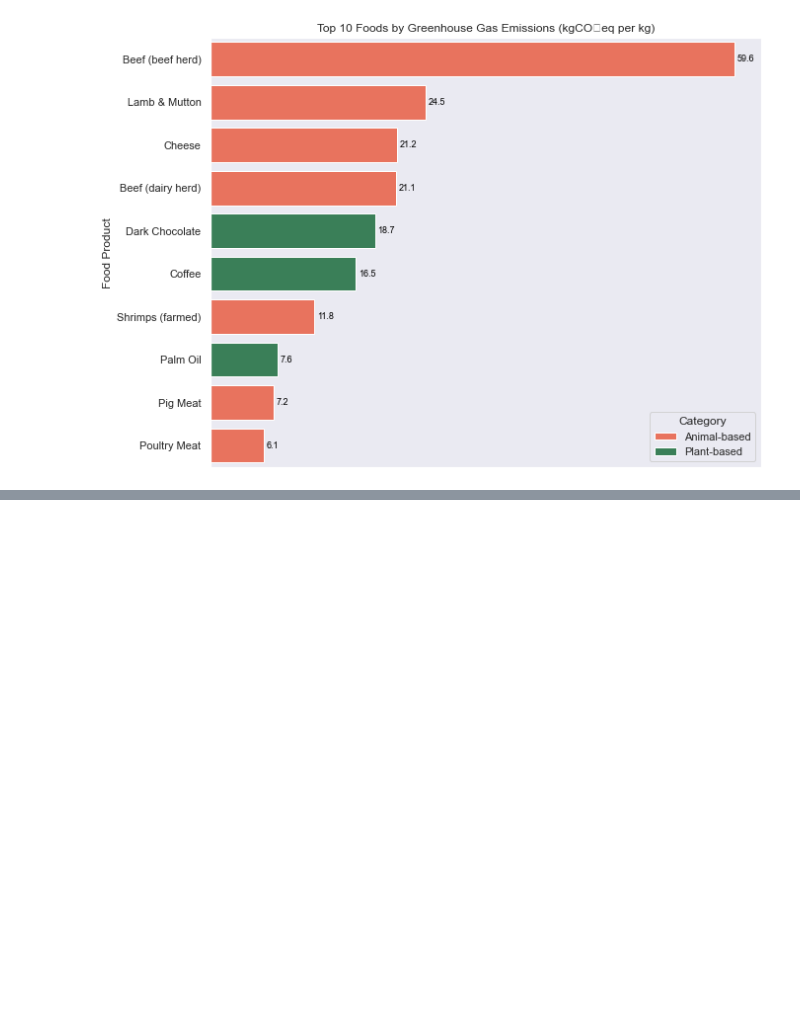
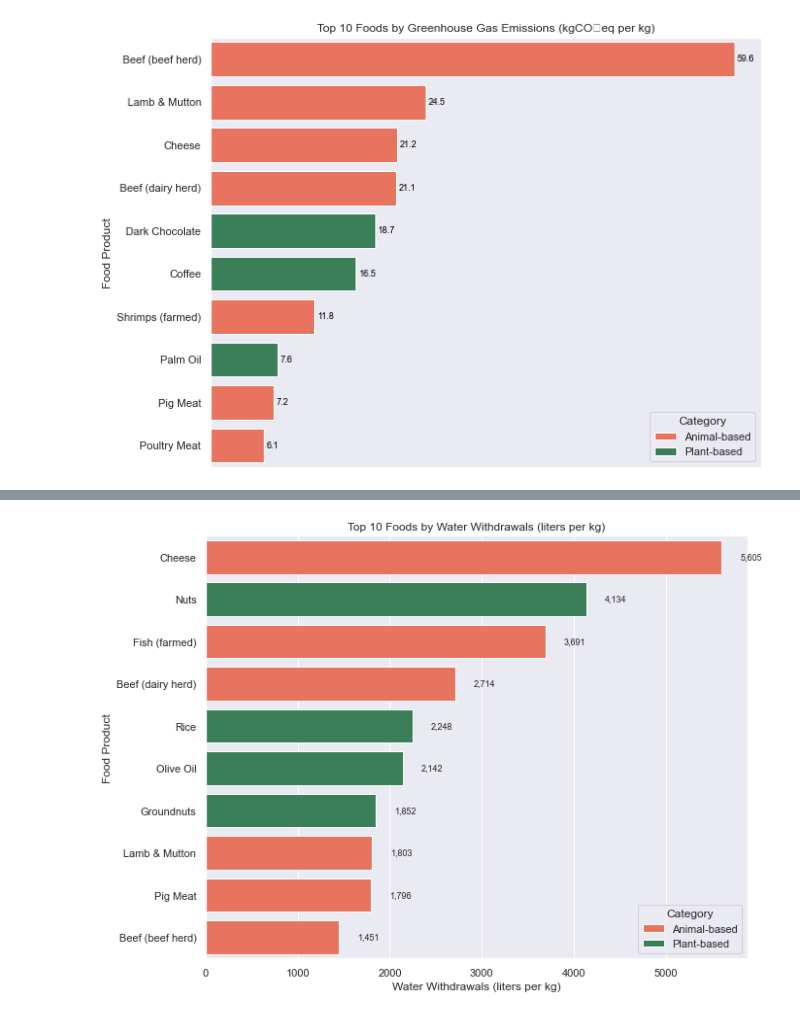
Before and after one commit to courtneyletsa/food_production, a Jupyter notebook: Environmental Impact of Food Production Analysis.ipynb, the cells around one changed output, grey strips where cells are left out. Cells and saved outputs as stored; diff of their text form; code cells hidden in the pictures; blank space fills up the shorter version.

```diff
--- a/Environmental Impact of Food Production Analysis.ipynb
+++ b/Environmental Impact of Food Production Analysis.ipynb
@@ -223,0 +280,14 @@ plt.show()
+# %%
+# Select relevant columns
+water_use = df[["Food product", "Category", "Freshwater withdrawals per kilogram (liters per kilogram)"]]
+
+# Drop missing values
+water_use = water_use.dropna()
+
+# Sort by highest water use
+top10_water = water_use.sort_values(
+    by="Freshwater withdrawals per kilogram (liters per kilogram)",
+    ascending=False
+).head(10)
+
+top10_water
@@ -223,0 +306,24 @@ plt.show()
+# %%
+sns.set_theme(style="darkgrid")
+
+plt.figure(figsize=(10,8))
+ax = sns.barplot(
+    data=top10_water,
+    x="Freshwater withdrawals per kilogram (liters per kilogram)",
+    y="Food product",
+    hue="Category",
+    dodge=False,
+    palette={"Animal-based": "tomato", "Plant-based": "seagreen"}
+)
+
+# Add labels
+for i, v in enumerate(top10_water["Freshwater withdrawals per kilogram (liters per kilogram)"]):
+    ax.text(v + 200, i, f"{v:,.0f}", va="center", fontsize=9)
+
+plt.title("Top 10 Foods by Water Withdrawals (liters per kg)")
+plt.xlabel("Water Withdrawals (liters per kg)")
+plt.ylabel("Food Product")
+plt.legend(title="Category")
+plt.show()
+# %% [output]
+[figure, added]
```
Also changed, not shown: parts of 14 cells of this notebook, 1 other file.
